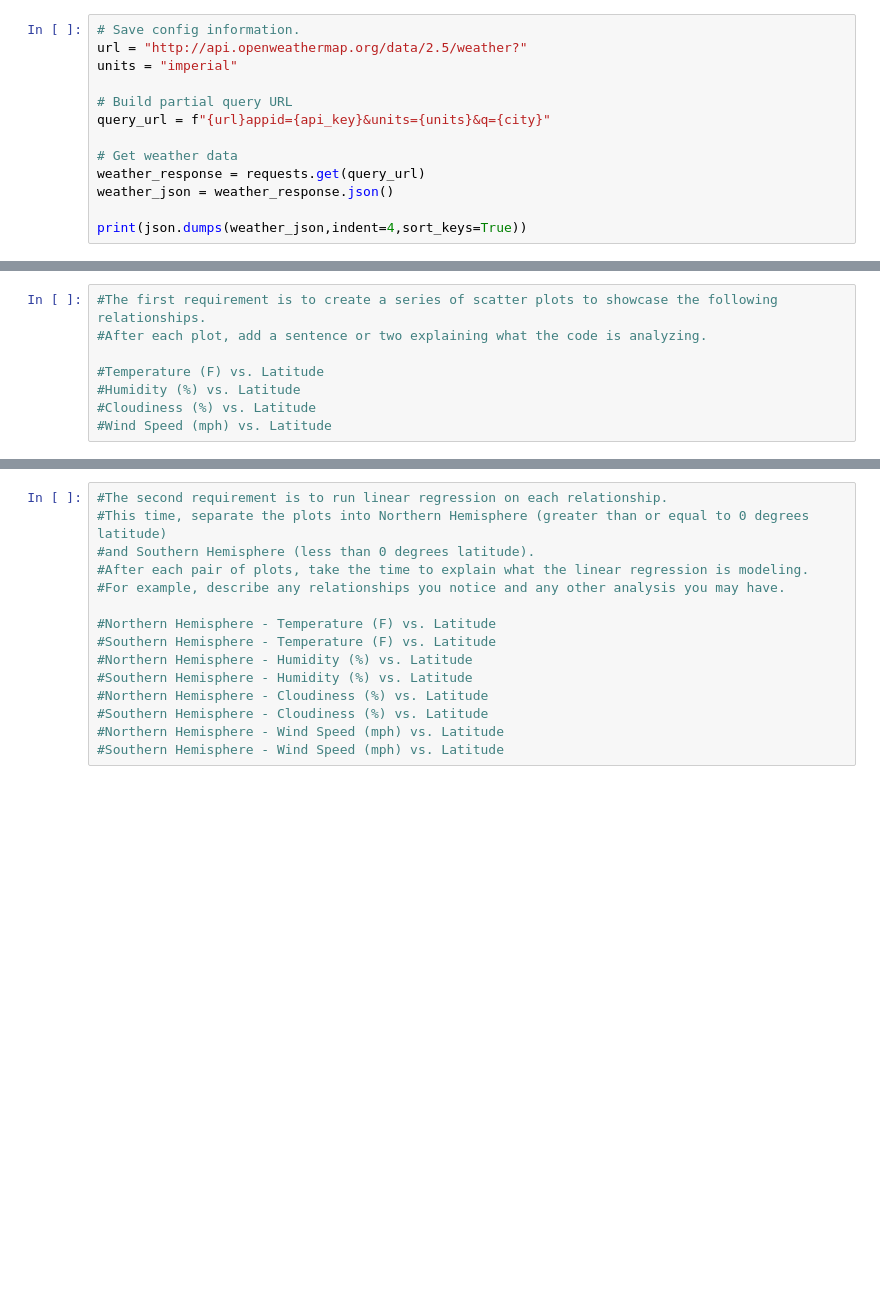
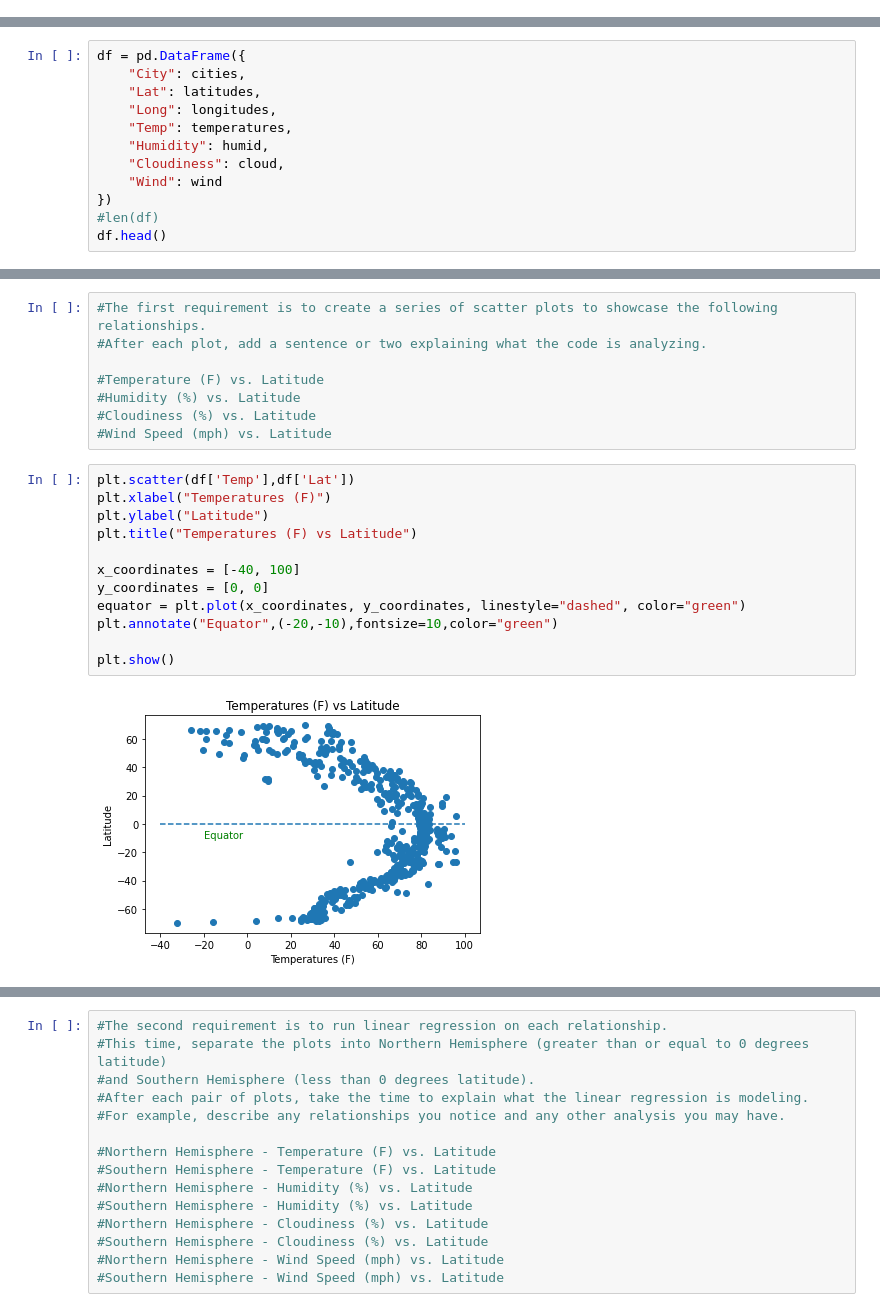
Before and after one commit to tiffanyharris711/python-api-challenge, a Jupyter notebook: WeatherPy/WeatherPy.ipynb, the cells around one changed output, grey strips where cells are left out. Drawn from its saved outputs; the diff is of its cells as text; blank space fills up the shorter version.

Commit message:
updated graphs

```diff
--- a/WeatherPy/WeatherPy.ipynb
+++ b/WeatherPy/WeatherPy.ipynb
@@ -28,13 +14,0 @@ print(city)
-# %%
-# Save config information.
-url = "http://api.openweathermap.org/data/2.5/weather?"
-units = "imperial"
-
-# Build partial query URL
-query_url = f"{url}appid={api_key}&units={units}&q={city}"
-
-# Get weather data
-weather_response = requests.get(query_url)
-weather_json = weather_response.json()
-
-print(json.dumps(weather_json,indent=4,sort_keys=True))
@@ -67,0 +59,12 @@ print(temperature, humidity, cloudiness, wind_speed, lat)
+# %%
+df = pd.DataFrame({
+    "City": cities,
+    "Lat": latitudes,
+    "Long": longitudes,
+    "Temp": temperatures,
+    "Humidity": humid,
+    "Cloudiness": cloud,
+    "Wind": wind
+})
+#len(df)
+df.head()
@@ -73,3 +83,17 @@ print(temperature, humidity, cloudiness, wind_speed, lat)
 #Humidity (%) vs. Latitude
 #Cloudiness (%) vs. Latitude
 #Wind Speed (mph) vs. Latitude
+# %%
+plt.scatter(df['Temp'],df['Lat'])
+plt.xlabel("Temperatures (F)")
+plt.ylabel("Latitude")
+plt.title("Temperatures (F) vs Latitude")
+
+x_coordinates = [-40, 100]
+y_coordinates = [0, 0]
+equator = plt.plot(x_coordinates, y_coordinates, linestyle="dashed", color="green")
+plt.annotate("Equator",(-20,-10),fontsize=10,color="green")
+
+plt.show()
+# %% [output]
+[figure, added]
```
Also changed, not shown: parts of 16 cells of this notebook.
